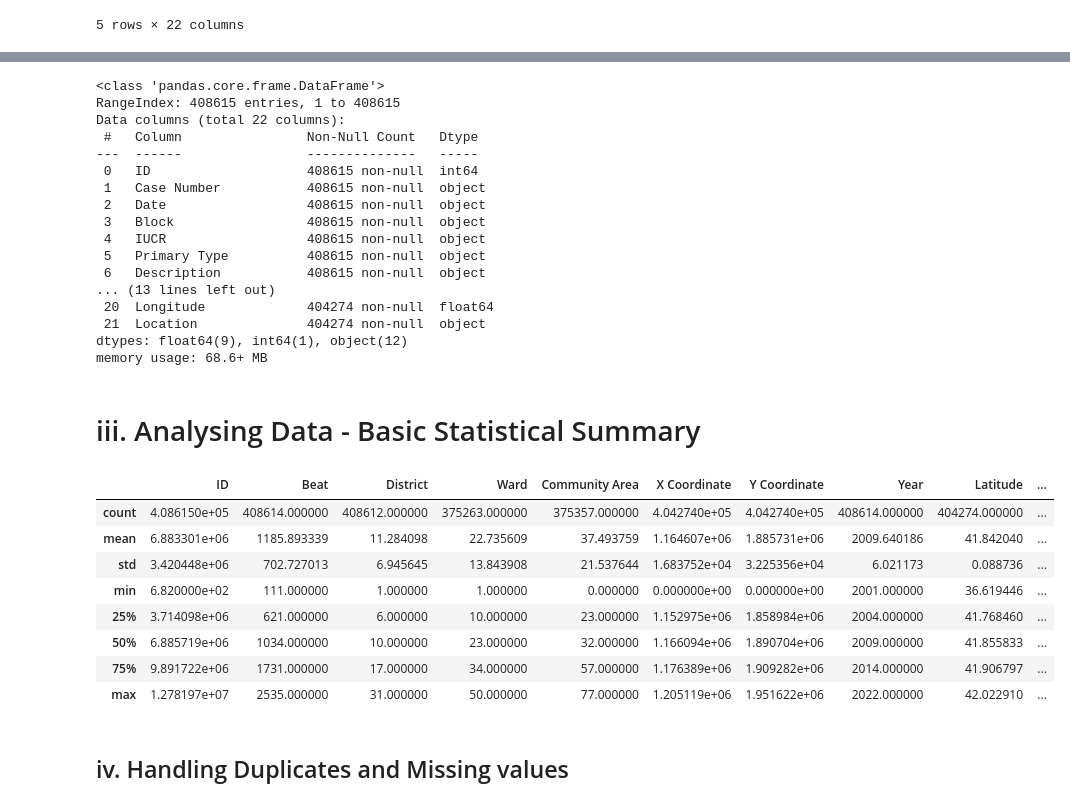
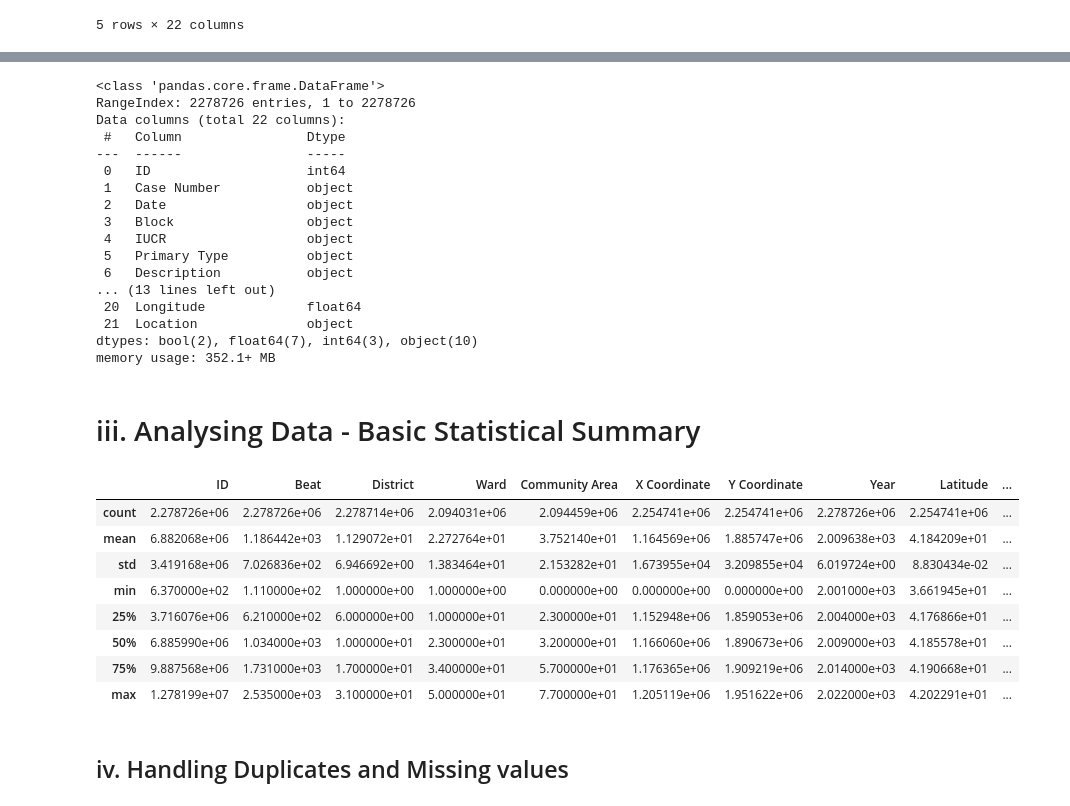
Before and after one commit to lordzwealth/chicago-EDA-circle-03-project, a Jupyter notebook: ChicagoEDA_Circle3_Project.ipynb, the cells around one changed output, grey strips where cells are left out. Cells and saved outputs as stored; diff of their text form; code cells hidden in the pictures.

```diff
--- a/ChicagoEDA_Circle3_Project.ipynb
+++ b/ChicagoEDA_Circle3_Project.ipynb
@@ -9,16 +10,24 @@ import numpy as np
 import matplotlib.pyplot as plt
 
 %matplotlib inline
+# %%
+# Saving the file path of the data in a variable 'location'
+location = r'C:\Users\Alu\Documents\Altschool Africa\Data'
+
+# Saving the name of the file in a variable 'filename'
+filename = '\crime_data_chicago.csv'
+
+# Creating the full file directory
+file = location + filename
 # %%
 # Loading up our dataset
-file = "/content/crime_data_chicago.csv"
-df = pd.read_csv(file , low_memory=False).drop('Unnamed: 0',axis=1)
+chicago_crime_df = pd.read_csv(file, low_memory=False).drop('Unnamed: 0',axis=1)
 
 import warnings
 warnings.filterwarnings('ignore')
 
 #start indexing from 1
-df.index = df.index + 1
+chicago_crime_df.index = chicago_crime_df.index + 1
 # %% [markdown]
 # ii. Analysing Data - Basic Data Inspection
 # %%
@@ -38,37 +67,37 @@ df.shape
 # %%
-df.info()
+chicago_crime_df.info()
 # %% [output]
 <class 'pandas.core.frame.DataFrame'>
-RangeIndex: 408615 entries, 1 to 408615
+RangeIndex: 2278726 entries, 1 to 2278726
 Data columns (total 22 columns):
- #   Column                Non-Null Count   Dtype
----  ------                --------------   -----
- 0   ID                    408615 non-null  int64
- 1   Case Number           408615 non-null  object
- 2   Date                  408615 non-null  object
- 3   Block                 408615 non-null  object
- 4   IUCR                  408615 non-null  object
- 5   Primary Type          408615 non-null  object
- 6   Description           408615 non-null  object
+ #   Column                Dtype
+---  ------                -----
+ 0   ID                    int64
+ 1   Case Number           object
+ 2   Date                  object
+ 3   Block                 object
+ 4   IUCR                  object
+ 5   Primary Type          object
+ 6   Description           object
 ... (13 lines left out)
- 20  Longitude             404274 non-null  float64
- 21  Location              404274 non-null  object
-dtypes: float64(9), int64(1), object(12)
-memory usage: 68.6+ MB
+ 20  Longitude             float64
+ 21  Location              object
+dtypes: bool(2), float64(7), int64(3), object(10)
+memory usage: 352.1+ MB
 # %% [markdown]
 # iii. Analysing Data - Basic Statistical Summary
 # %%
-df.describe()
+chicago_crime_df.describe()
 # %% [output]
 |  | ID | Beat | District | Ward | Community Area | X Coordinate | Y Coordinate | Year | Latitude | ... |
-| count | 4.086150e+05 | 408614.000000 | 408612.000000 | 375263.000000 | 375357.000000 | 4.042740e+05 | 4.042740e+05 | 408614.000000 | 404274.000000 | ... |
-| mean | 6.883301e+06 | 1185.893339 | 11.284098 | 22.735609 | 37.493759 | 1.164607e+06 | 1.885731e+06 | 2009.640186 | 41.842040 | ... |
-| std | 3.420448e+06 | 702.727013 | 6.945645 | 13.843908 | 21.537644 | 1.683752e+04 | 3.225356e+04 | 6.021173 | 0.088736 | ... |
-| min | 6.820000e+02 | 111.000000 | 1.000000 | 1.000000 | 0.000000 | 0.000000e+00 | 0.000000e+00 | 2001.000000 | 36.619446 | ... |
-| 25% | 3.714098e+06 | 621.000000 | 6.000000 | 10.000000 | 23.000000 | 1.152975e+06 | 1.858984e+06 | 2004.000000 | 41.768460 | ... |
-| 50% | 6.885719e+06 | 1034.000000 | 10.000000 | 23.000000 | 32.000000 | 1.166094e+06 | 1.890704e+06 | 2009.000000 | 41.855833 | ... |
-| 75% | 9.891722e+06 | 1731.000000 | 17.000000 | 34.000000 | 57.000000 | 1.176389e+06 | 1.909282e+06 | 2014.000000 | 41.906797 | ... |
-| max | 1.278197e+07 | 2535.000000 | 31.000000 | 50.000000 | 77.000000 | 1.205119e+06 | 1.951622e+06 | 2022.000000 | 42.022910 | ... |
+| count | 2.278726e+06 | 2.278726e+06 | 2.278714e+06 | 2.094031e+06 | 2.094459e+06 | 2.254741e+06 | 2.254741e+06 | 2.278726e+06 | 2.254741e+06 | ... |
+| mean | 6.882068e+06 | 1.186442e+03 | 1.129072e+01 | 2.272764e+01 | 3.752140e+01 | 1.164569e+06 | 1.885747e+06 | 2.009638e+03 | 4.184209e+01 | ... |
+| std | 3.419168e+06 | 7.026836e+02 | 6.946692e+00 | 1.383464e+01 | 2.153282e+01 | 1.673955e+04 | 3.209855e+04 | 6.019724e+00 | 8.830434e-02 | ... |
+| min | 6.370000e+02 | 1.110000e+02 | 1.000000e+00 | 1.000000e+00 | 0.000000e+00 | 0.000000e+00 | 0.000000e+00 | 2.001000e+03 | 3.661945e+01 | ... |
+| 25% | 3.716076e+06 | 6.210000e+02 | 6.000000e+00 | 1.000000e+01 | 2.300000e+01 | 1.152948e+06 | 1.859053e+06 | 2.004000e+03 | 4.176866e+01 | ... |
+| 50% | 6.885990e+06 | 1.034000e+03 | 1.000000e+01 | 2.300000e+01 | 3.200000e+01 | 1.166060e+06 | 1.890673e+06 | 2.009000e+03 | 4.185578e+01 | ... |
+| 75% | 9.887568e+06 | 1.731000e+03 | 1.700000e+01 | 3.400000e+01 | 5.700000e+01 | 1.176365e+06 | 1.909219e+06 | 2.014000e+03 | 4.190668e+01 | ... |
+| max | 1.278199e+07 | 2.535000e+03 | 3.100000e+01 | 5.000000e+01 | 7.700000e+01 | 1.205119e+06 | 1.951622e+06 | 2.022000e+03 | 4.202291e+01 | ... |
 # %% [markdown]
 ## iv. Handling Duplicates and Missing values
 # %%
```
Also changed, not shown: parts of 46 cells of this notebook.
